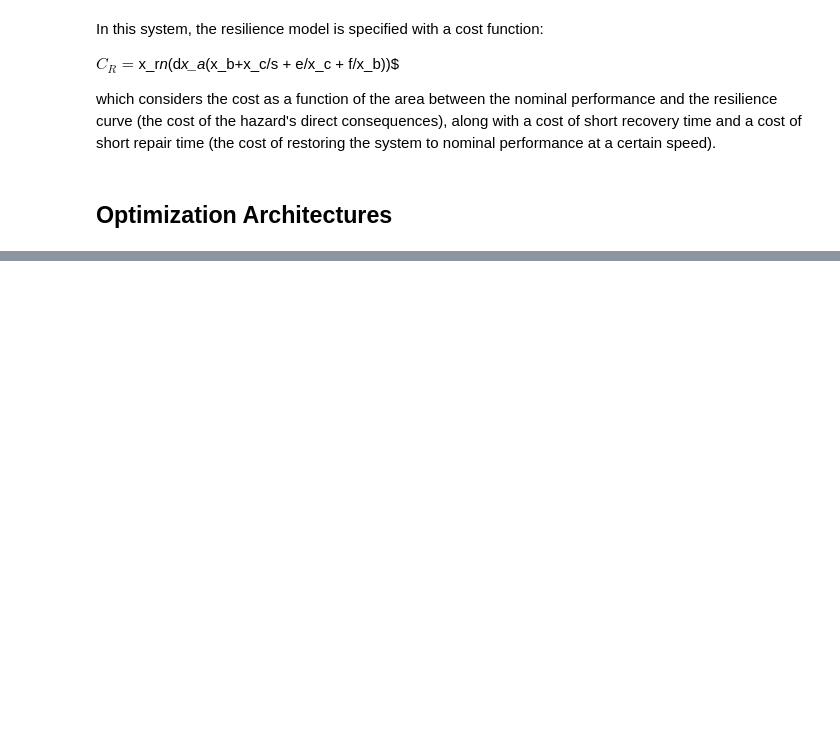
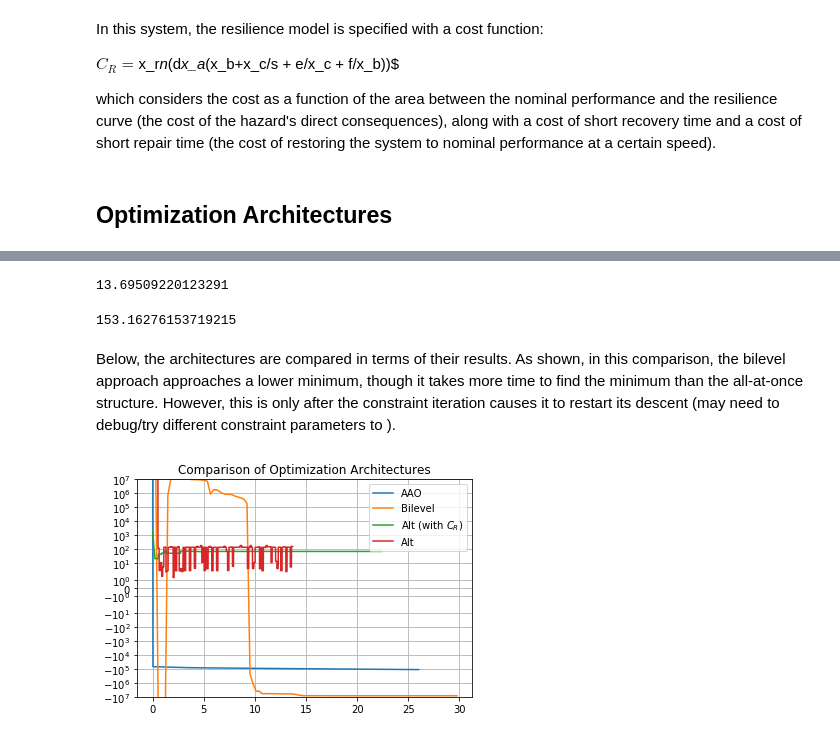
Before and after one commit to DesignEngrLab/resil_opt_examples, a Jupyter notebook: Notional System Problem/Notional Example.ipynb, the cells around one changed output, grey strips where cells are left out. Drawn from its saved outputs; the diff is of its cells as text; code cells hidden in the pictures; blank space fills up the shorter version.

```diff
--- a/Notional System Problem/Notional Example.ipynb
+++ b/Notional System Problem/Notional Example.ipynb
@@ -72,0 +237,6 @@ def res_cost(xres,xdes,const):
+# %%
+history = []
+starttime = time.time()
+xdes_with,xres_with, fval_with = alternating(x, const, constraints_des)
+time_alt_with = time.time()-starttime
+history_alt_with = history
@@ -72,0 +251,2 @@ def res_cost(xres,xdes,const):
+# %%
+times_with = np.linspace(0,1,len(history_alt_with))*time_alt_with
@@ -72,0 +255,16 @@ def res_cost(xres,xdes,const):
+# %%
+history = []
+starttime = time.time()
+xdes_without,xres_without, fval_without = alternating(x, const, constraints_des, res_inc=False)
+time_alt_without = time.time()-starttime
+history_alt_without = history
+# %%
+time_alt_without
+# %% [output]
+13.69509220123291
+# %%
+fval_without
+# %% [output]
+153.16276153719215
+# %%
+times_without = np.linspace(0,1,len(history_alt_without))*time_alt_without
@@ -72,0 +283,16 @@ def res_cost(xres,xdes,const):
+# %% [markdown]
+Below, the architectures are compared in terms of their results. As shown, in this comparison, the bilevel approach approaches a lower minimum, though it takes more time to find the minimum than the all-at-once structure. However, this is only after the constraint iteration causes it to restart its descent (may need to debug/try different constraint parameters to ).
+# %%
+plt.plot(times_aao, aao_history, label="AAO")
+plt.plot(times_bi, bi_history, label="Bilevel")
+plt.plot(times_with, history_alt_with, label="Alt (with $C_R$)")
+plt.plot(times_without, history_alt_without, label="Alt")
+#plt.ylim(-1e7,2e7)
+plt.ylim(-1e7,1e7)
+plt.yscale("symlog")
+plt.grid()
+plt.legend()
+plt.title("Comparison of Optimization Architectures")
+fig = plt.gcf()
+# %% [output]
+[figure, added]
```
Also changed, not shown: parts of 25 cells of this notebook, 4 other files.
